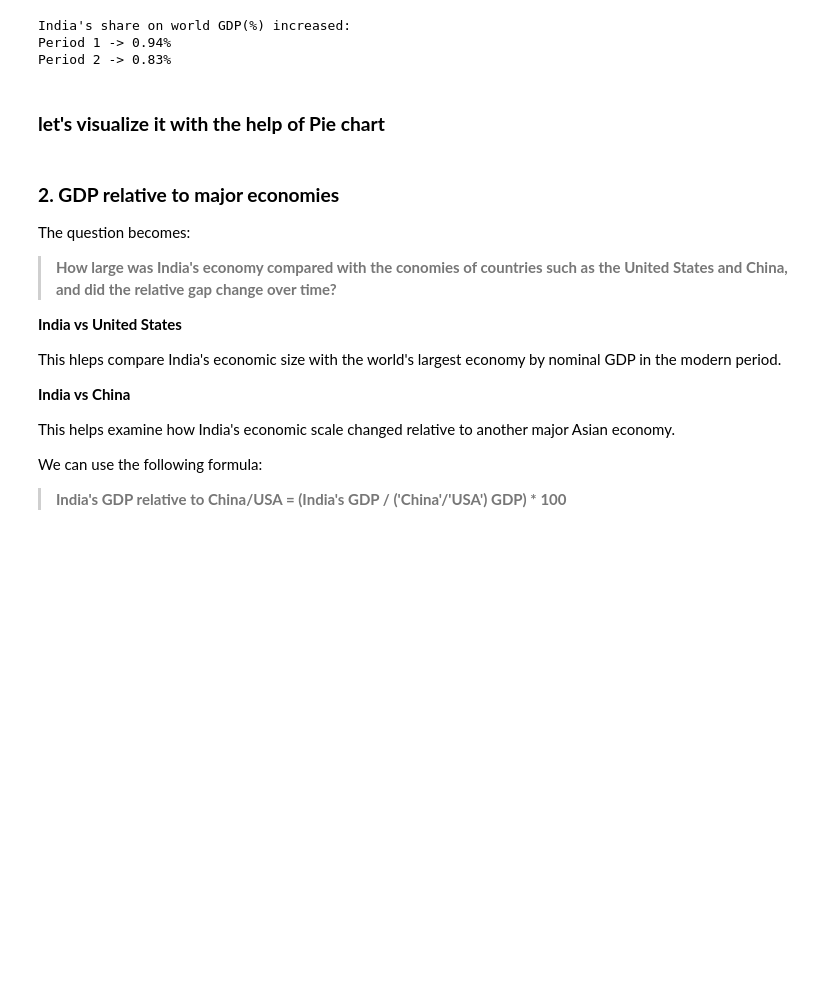
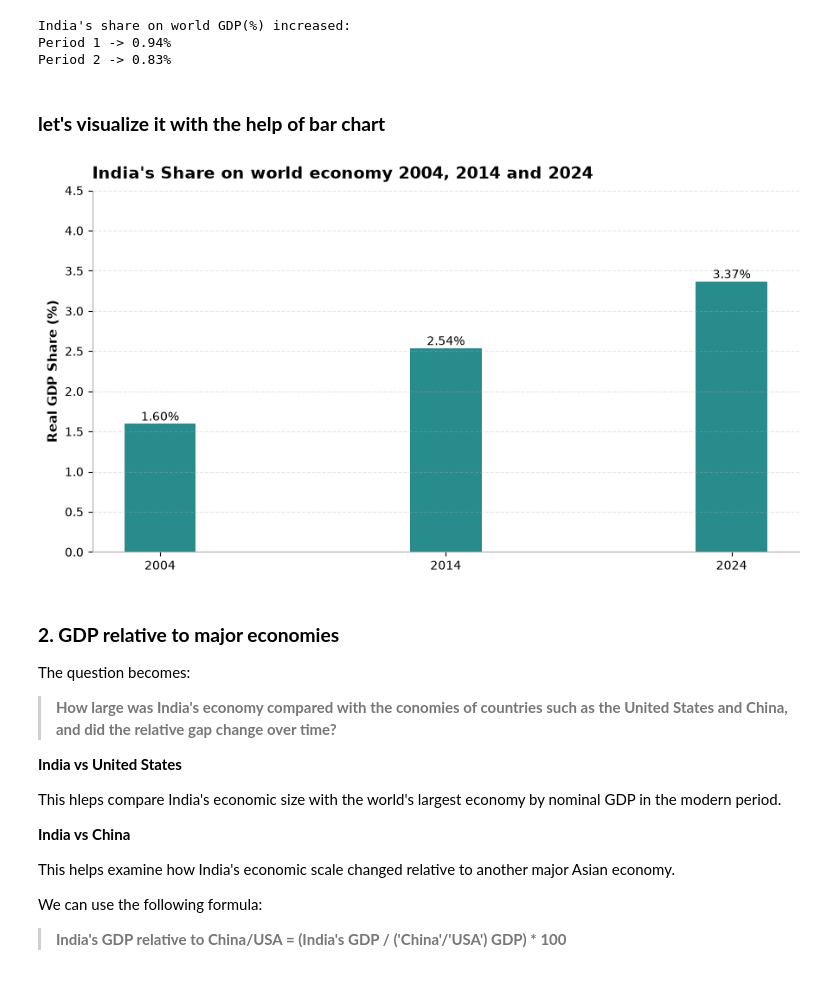
Before and after one commit to sohail-ansari0023/Indias_economic_changes, a Jupyter notebook: Dimension_1/Analysis.ipynb, the cells around one changed output. Saved outputs shown, nothing was run; the diff lists cells and outputs as text; code cells hidden in the pictures; blank space fills up the shorter version.

Commit message:
analyzed How did India's economic size compare internationally?

```diff
--- a/Dimension_1/Analysis.ipynb
+++ b/Dimension_1/Analysis.ipynb
@@ -1393,7 +1393,50 @@ India's share on world GDP(%) increased:
 Period 1 -> 0.94%
 Period 2 -> 0.83%
 # %% [markdown]
-### **let's visualize it with the help of Pie chart**
+### **let's visualize it with the help of bar chart**
+# %%
+year: list = [2004, 2014, 2024]
+
+share_percent: list = list(ind_share_wld_gdp.values())
+
+# Initiating figure and axes
+fig, ax = plt.subplots(figsize=(9, 5))
+
+bar = ax.bar(
+    year,
+    share_percent,
+    width=2.5,
+    color='#298c8c'
+)
+
+# Title and labels.
+ax.set_title(
+    "India's Share on world economy 2004, 2014 and 2024",
+    fontsize=14,
+    fontweight='bold',
+    loc='left',
+    pad=10
+)
+
+# ax.set_xlabel('Year', fontsize=11, fontweight='bold')
+ax.set_ylabel('Real GDP Share (%)', fontsize=11, fontweight='bold')
+
+# Spines.
+ax.spines['top'].set_visible(False)
+ax.spines['right'].set_visible(False)
+ax.spines['left'].set_color('#aaaaaa')
+ax.spines['bottom'].set_color('#aaaaaa')
+
+# Grid.
+ax.grid(axis='y',alpha=0.3, linestyle='--')
+ax.set_ylim(0, 4.5) # increasing the y limit
+ax.set_xticks(year) # setting xticks to year
+ax.bar_label(bar, fmt='%.2f%%')
+
+plt.tight_layout()
+plt.show()
+# %% [output]
+[figure, added]
 # %% [markdown]
 ### **2. GDP relative to major economies**
 
```
Also changed, not shown: parts of 17 cells of this notebook.
